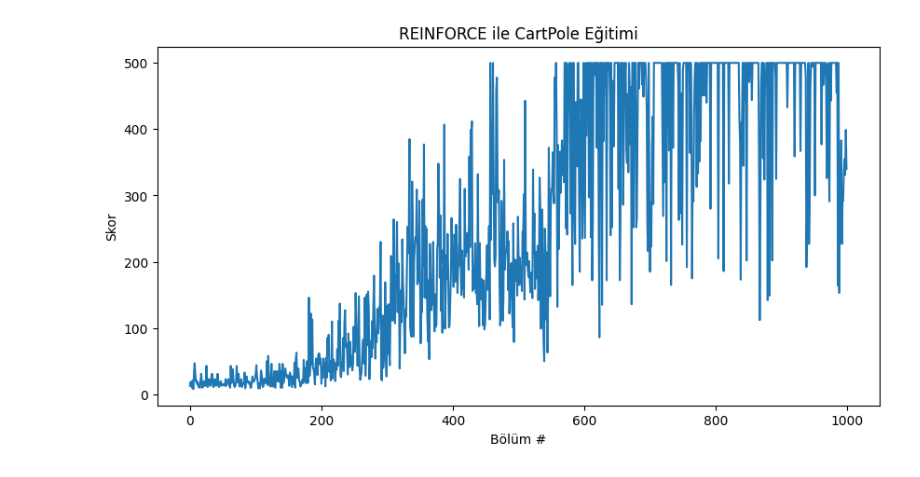
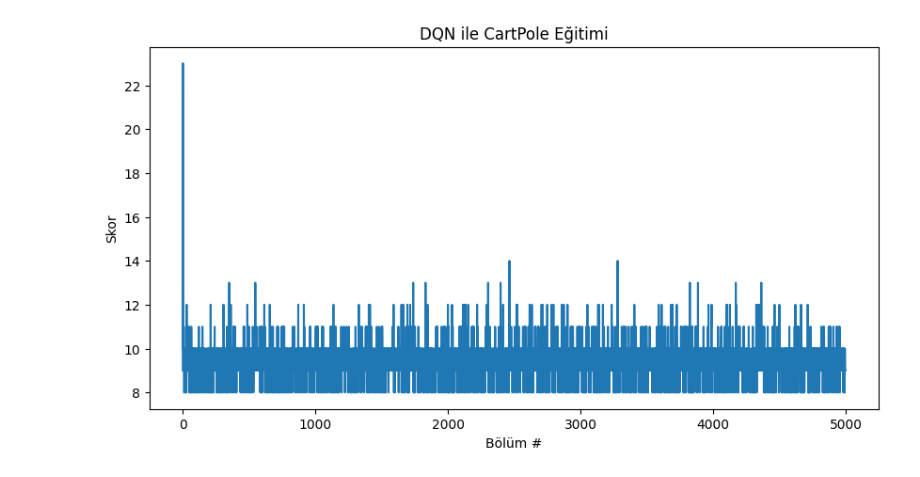
Before and after one commit to berkaygurkan/Reinforcement-Learning, a Jupyter notebook: notebooks/03_rl_loop_from_scratch.ipynb, the cells around one changed output. Saved outputs shown, nothing was run; the diff lists cells and outputs as text; code cells hidden in the pictures.

```diff
--- a/notebooks/03_rl_loop_from_scratch.ipynb
+++ b/notebooks/03_rl_loop_from_scratch.ipynb
@@ -14,23 +14,17 @@ if module_path not in sys.path:
     sys.path.append(module_path)
 
 # --- Kendi Ajan Modülümüzü İçe Aktarma ---
-from src.agents.simple_pg import ReinforceAgent
+from src.agents.simple_dqn import DQNAgent
 
 # --- Kurulum ve Seed Ayarları ---
 def set_seed(seed_value=42):
     torch.manual_seed(seed_value)
-    torch.cuda.manual_seed_all(seed_value)
     np.random.seed(seed_value)
     random.seed(seed_value)
-    torch.backends.cudnn.deterministic = True
-    torch.backends.cudnn.benchmark = False
+    # env.action_space.seed(seed_value) # Gymnasium'un yeni sürümlerinde bu gerekmeyebilir
 
 set_seed(42)
-
-if torch.backends.mps.is_available():
-    device = torch.device("mps")
-else:
-    device = torch.device("cpu")
+device = torch.device("mps" if torch.backends.mps.is_available() else "cpu")
 
 # --- Ortamı Oluşturma ---
 env = gym.make("CartPole-v1")
@@ -38,49 +32,54 @@ obs_space_size = env.observation_space.shape[0]
 action_space_size = env.action_space.n
 
 # --- Ajanı Oluşturma ---
-agent = ReinforceAgent(obs_space_size, action_space_size, device)
+agent = DQNAgent(obs_space_size, action_space_size, device)
 
 # --- Eğitim Parametreleri ---
-total_episodes = 1000
-print_interval = 100
-scores_deque = deque(maxlen=100) # Son 100 bölümün skorlarını tutmak için
+total_episodes = 5000
+max_steps = 1000
+epsilon = 1.0
+epsilon_min = 0.01
+epsilon_decay = 0.5
+
+scores_deque = deque(maxlen=100)
 scores = []
 
 # --- Ana Eğitim Döngüsü ---
 for episode in range(1, total_episodes + 1):
     state, _ = env.reset()
-    episode_reward = 0
+    score = 0
+    for t in range(max_steps):
+        # 1. Eylem seç
+        action = agent.select_action(state, epsilon)
 
-    # Adım 1: Etkileşimde Bulun ve Deneyimi Topla (Interact & Store)
-    while True:
-        action = agent.select_action(state)
+        # 2. Etkileşimde bulun
         next_state, reward, terminated, truncated, _ = env.step(action)
+        done = terminated or truncated
 
-        agent.rewards.append(reward)
-        episode_reward += reward
+        # 3. Deneyimi sakla ve öğren
+        agent.step(state, action, reward, next_state, done)
+
         state = next_state
-
-        if terminated or truncated:
+        score += reward
+        if done:
             break
 
-    # Adım 2: Politikayı Güncelle (Update)
-    # Bölüm bittikten sonra, toplanan deneyimlerle ağı güncelliyoruz.
-    agent.update_policy()
+    scores_deque.append(score)
+    scores.append(score)
 
-    # Loglama
-    scores_deque.append(episode_reward)
-    scores.append(episode_reward)
+    # Epsilon'u azalt
+    epsilon = max(epsilon_min, epsilon_decay * epsilon)
 
-    if episode % print_interval == 0:
-        print(f"Bölüm: {episode}\tOrtalama Skor (Son 100): {np.mean(scores_deque):.2f}")
-
-env.close()
+    if episode % 100 == 0:
+        print(f'\rBölüm {episode}\tOrtalama Skor: {np.mean(scores_deque):.2f}')
 
 # --- Sonuçları Görselleştirme ---
 plt.figure(figsize=(10, 5))
 plt.plot(np.arange(len(scores)), scores)
 plt.ylabel('Skor')
 plt.xlabel('Bölüm #')
-plt.title('REINFORCE ile CartPole Eğitimi')
+plt.title('DQN ile CartPole Eğitimi')
 plt.show()
+
+env.close()
 # %% [output]
@@ -97 +103 @@ Bölüm: 1000     Ortalama Skor (Son 100): 447.57
-[figure, old version]
+[figure, new version]
```
Also changed, not shown: parts of 1 cell of this notebook, 8 other files.
